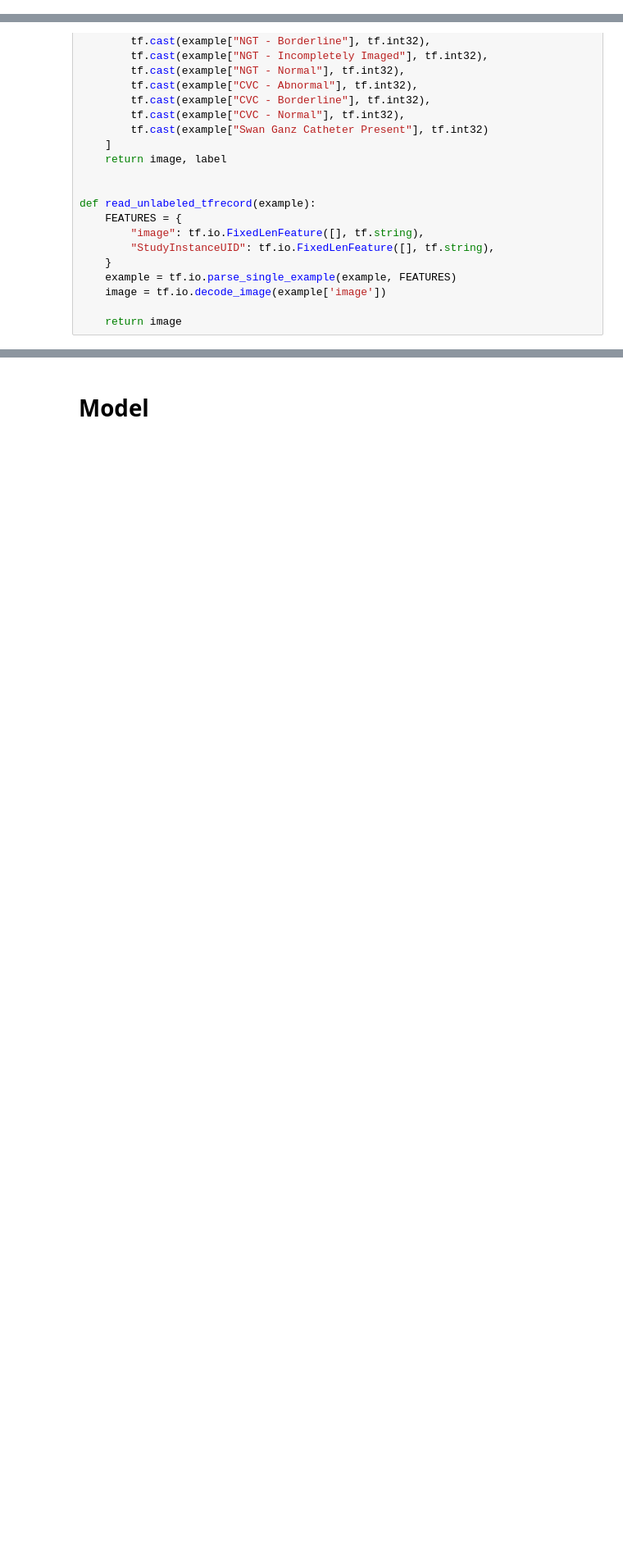
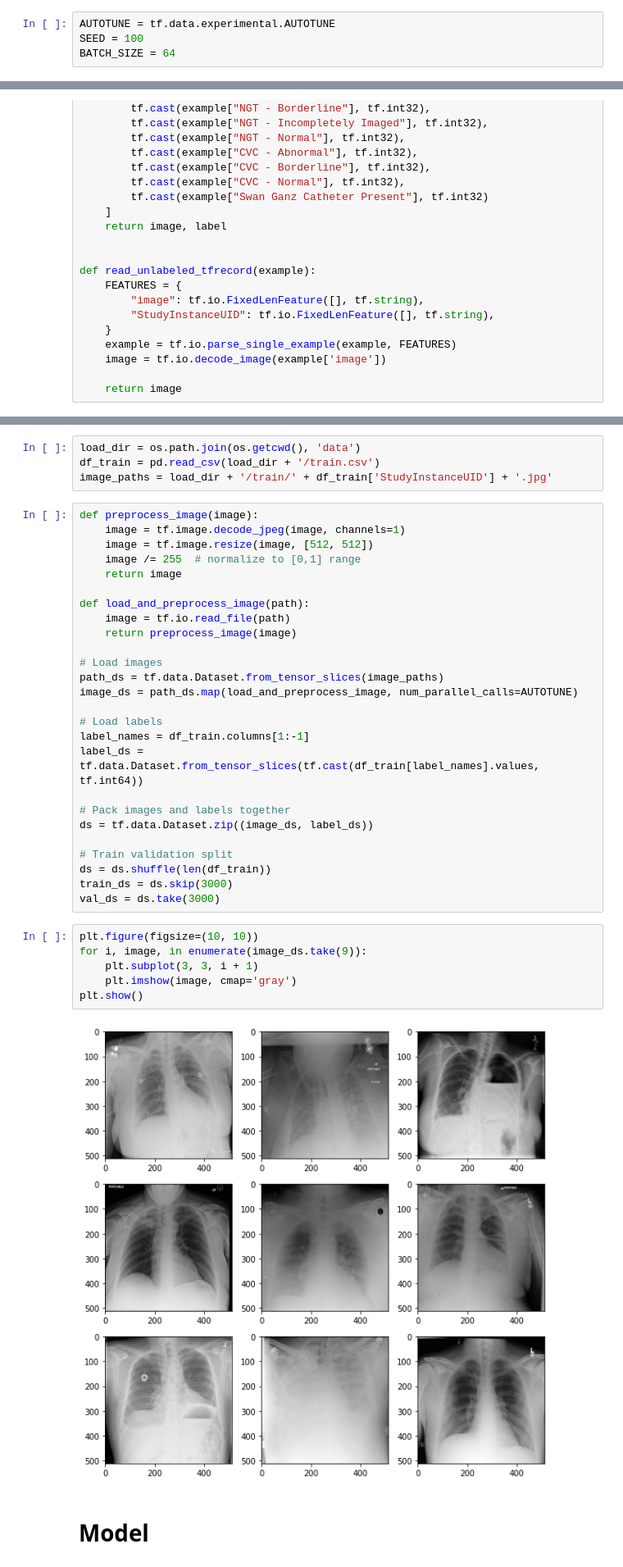
Before and after one commit to geraldgong/Kaggle_cathether-line, a Jupyter notebook: cathether_line_categorization.ipynb, the cells around one changed output, grey strips where cells are left out. Shown at 82% size. Cells and saved outputs as stored; diff of their text form; blank space fills up the shorter version.

```diff
--- a/cathether_line_categorization.ipynb
+++ b/cathether_line_categorization.ipynb
@@ -9,2 +13,6 @@ from tensorflow.keras.metrics import AUC
+# %%
+AUTOTUNE = tf.data.experimental.AUTOTUNE
+SEED = 100
+BATCH_SIZE = 64
 # %% [markdown]
 # Load Data
@@ -115,3 +134,41 @@ plt.show()
+# %%
+load_dir = os.path.join(os.getcwd(), 'data')
+df_train = pd.read_csv(load_dir + '/train.csv')
+image_paths = load_dir + '/train/' + df_train['StudyInstanceUID'] + '.jpg'
+# %%
+def preprocess_image(image):
+    image = tf.image.decode_jpeg(image, channels=1)
+    image = tf.image.resize(image, [512, 512])
+    image /= 255  # normalize to [0,1] range
+    return image
+
+def load_and_preprocess_image(path):
+    image = tf.io.read_file(path)
+    return preprocess_image(image)
+
+# Load images
+path_ds = tf.data.Dataset.from_tensor_slices(image_paths)
+image_ds = path_ds.map(load_and_preprocess_image, num_parallel_calls=AUTOTUNE)
+
+# Load labels
+label_names = df_train.columns[1:-1]
+label_ds = tf.data.Dataset.from_tensor_slices(tf.cast(df_train[label_names].values, tf.int64))
+
+# Pack images and labels together
+ds = tf.data.Dataset.zip((image_ds, label_ds))
+
+# Train validation split
+ds = ds.shuffle(len(df_train))
+train_ds = ds.skip(3000)
+val_ds = ds.take(3000)
+# %%
+plt.figure(figsize=(10, 10))
+for i, image, in enumerate(image_ds.take(9)):
+    plt.subplot(3, 3, i + 1)
+    plt.imshow(image, cmap='gray')
+plt.show()
+# %% [output]
+[figure, added]
 # %% [markdown]
 # Model
 # %%
```
Also changed, not shown: parts of 16 cells of this notebook, 2 other files.
